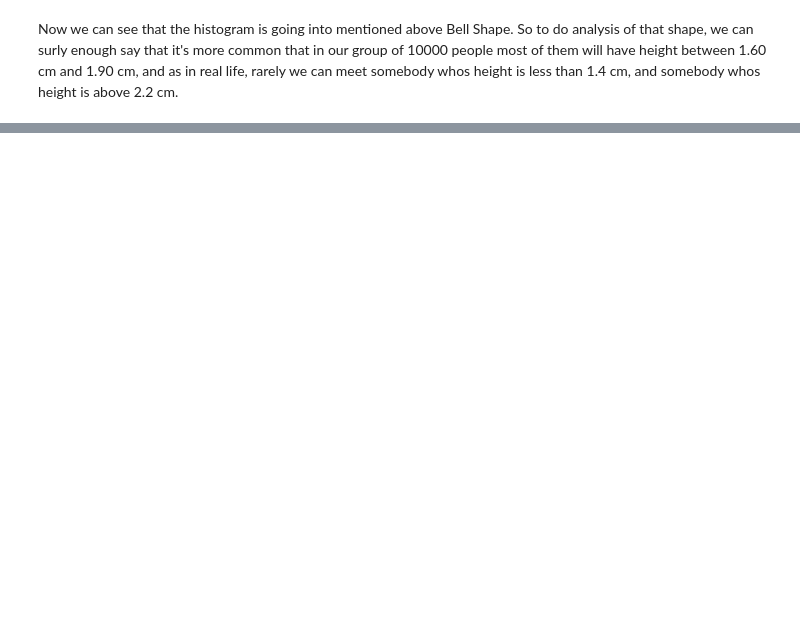
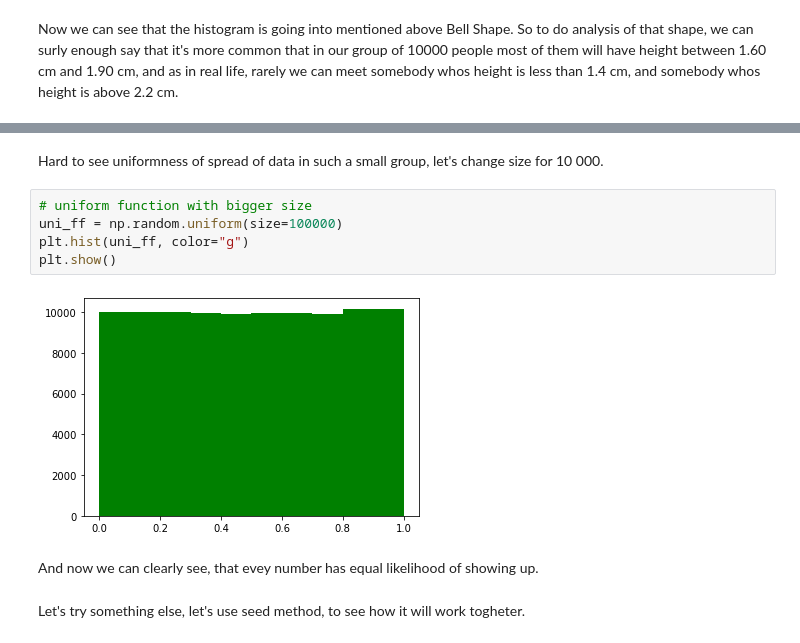
Before and after one commit to DracoNibilis/Numpy.random_Overview, a Jupyter notebook: numpy_random.ipynb, the cells around one changed output, grey strips where cells are left out. Drawn from its saved outputs; the diff is of its cells as text; blank space fills up the shorter version.

```diff
--- a/numpy_random.ipynb
+++ b/numpy_random.ipynb
@@ -409,0 +457,13 @@ Now we can see that the histogram is going into mentioned above Bell Shape. So t
+# %% [markdown]
+Hard to see uniformness of spread of data in such a small group, let's change size for 10 000.
+# %%
+# uniform function with bigger size
+uni_ff = np.random.uniform(size=100000)
+plt.hist(uni_ff, color="g")
+plt.show()
+# %% [output]
+[figure, added]
+# %% [markdown]
+And now we can clearly see, that evey number has equal likelihood of showing up.
+# %% [markdown]
+Let's try something else, let's use seed method, to see how it will work togheter.
```
Also changed, not shown: parts of 26 cells of this notebook.
